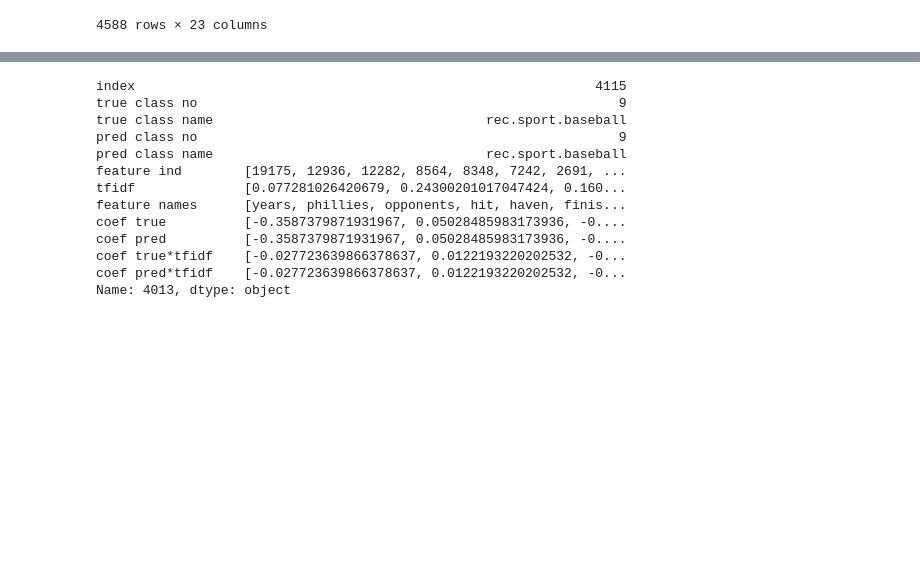
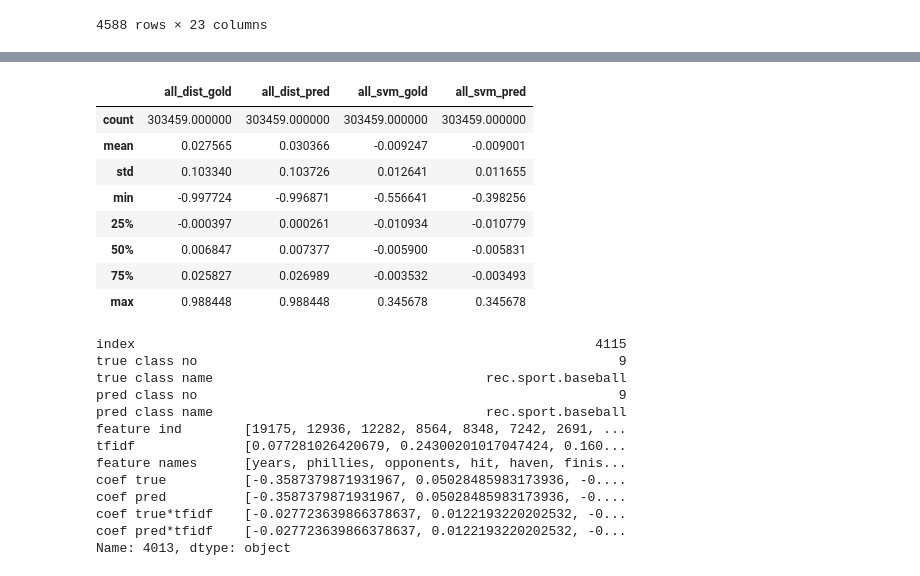
Before and after one commit to LydiaKoerber/nn-interpretability, a Jupyter notebook: analysis-predictions.ipynb, the cells around one changed output, grey strips where cells are left out. Drawn from its saved outputs; the diff is of its cells as text; code cells hidden in the pictures; blank space fills up the shorter version.

```diff
--- a/analysis-predictions.ipynb
+++ b/analysis-predictions.ipynb
@@ -221,0 +193,19 @@ len([compare_pred(0, print_result=False)])
+# %%
+all_dist_gold = []
+all_dist_pred = []
+all_svm_gold = []
+all_svm_pred = []
+
+for i in range(len(svm_test)):
+    if not svm_test.iloc[i]['feature ind']:  # exclude instances wo features
+        continue
+    _, _, val_dist_gold, val_dist_pred, val_svm_gold, val_svm_pred = compare_pred(i, print_result=False, mode='feats')
+    all_dist_gold.extend(val_dist_gold)
+    all_dist_pred.extend(val_dist_pred)
+    all_svm_gold.extend(val_svm_gold)
+    all_svm_pred.extend(val_svm_pred)
+# %%
+all_values = pd.DataFrame({'all_dist_gold': all_dist_gold,
+                           'all_dist_pred': all_dist_pred,
+                           'all_svm_gold': all_svm_gold,
+                           'all_svm_pred': all_svm_pred})
@@ -222,3 +220,15 @@ len([compare_pred(0, print_result=False)])
+# %%
+all_values.describe()
+# %% [output]
+|  | all_dist_gold | all_dist_pred | all_svm_gold | all_svm_pred |
+| count | 303459.000000 | 303459.000000 | 303459.000000 | 303459.000000 |
+| mean | 0.027565 | 0.030366 | -0.009247 | -0.009001 |
+| std | 0.103340 | 0.103726 | 0.012641 | 0.011655 |
+| min | -0.997724 | -0.996871 | -0.556641 | -0.398256 |
+| 25% | -0.000397 | 0.000261 | -0.010934 | -0.010779 |
+| 50% | 0.006847 | 0.007377 | -0.005900 | -0.005831 |
+| 75% | 0.025827 | 0.026989 | -0.003532 | -0.003493 |
+| max | 0.988448 | 0.988448 | 0.345678 | 0.345678 |
 # %%
 classification = {'0': 'both_true',
  '1': 'svm_true_dist_false',
```
Also changed, not shown: parts of 3 cells of this notebook.
